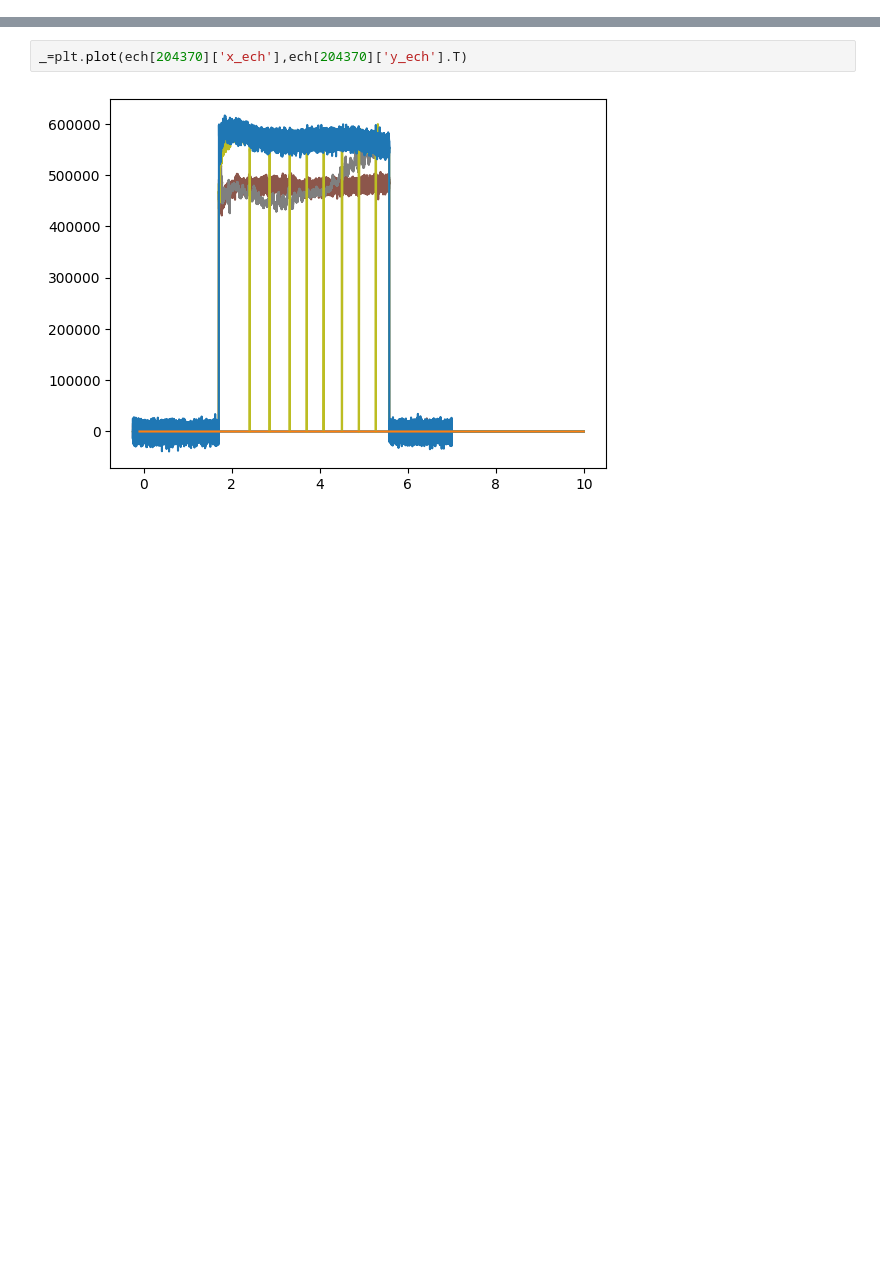
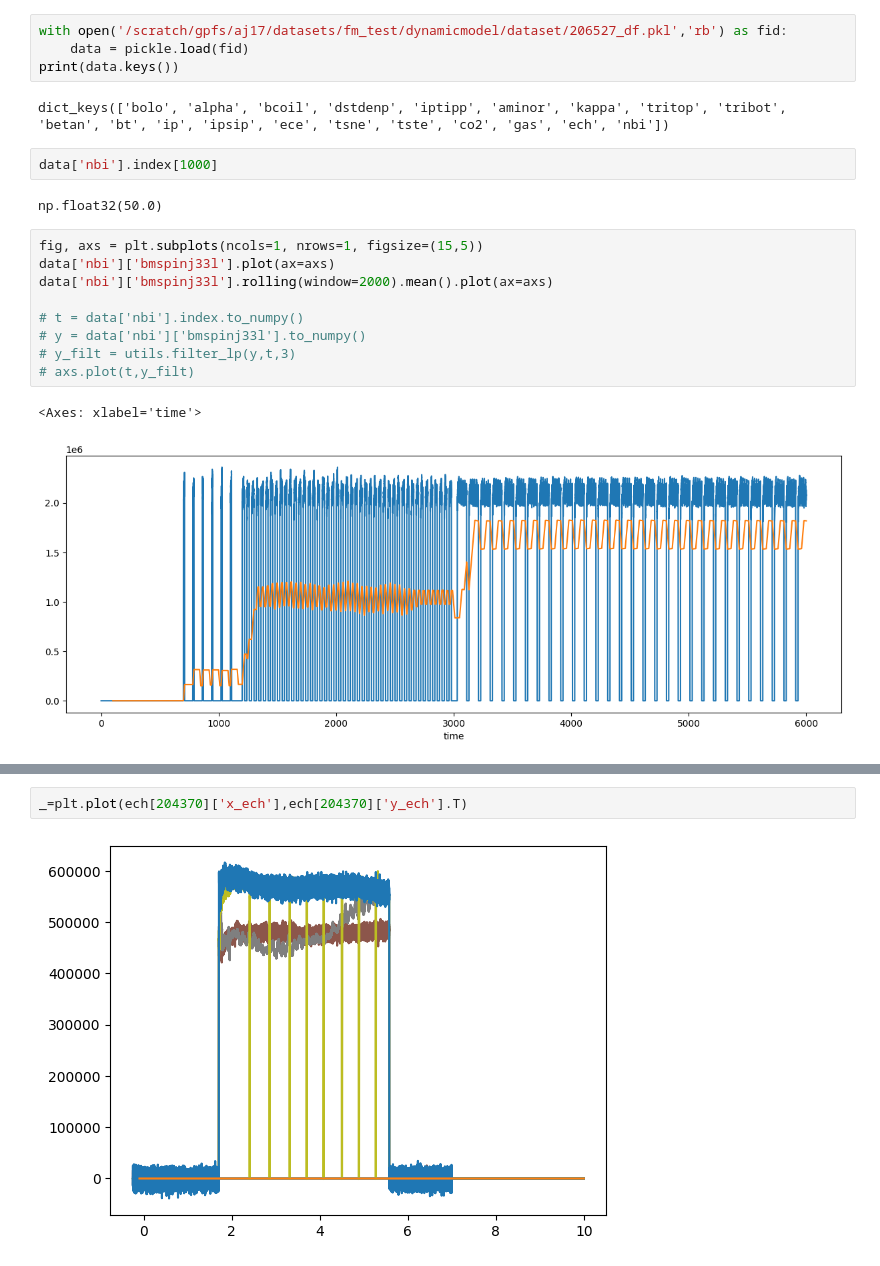
Before and after one commit to PlasmaControl/FusionAIHub, a Jupyter notebook: scripts/explore/explore_actuators.ipynb, the cells around one changed output, grey strips where cells are left out. Drawn from its saved outputs; the diff is of its cells as text; blank space fills up the shorter version.

```diff
--- a/scripts/explore/explore_actuators.ipynb
+++ b/scripts/explore/explore_actuators.ipynb
@@ -5,0 +11,22 @@ import numpy as np
+# %%
+with open('/scratch/gpfs/aj17/datasets/fm_test/dynamicmodel/dataset/206527_df.pkl','rb') as fid:
+    data = pickle.load(fid)
+print(data.keys())
+# %% [output]
+dict_keys(['bolo', 'alpha', 'bcoil', 'dstdenp', 'iptipp', 'aminor', 'kappa', 'tritop', 'tribot', 'betan', 'bt', 'ip', 'ipsip', 'ece', 'tsne', 'tste', 'co2', 'gas', 'ech', 'nbi'])
+# %%
+data['nbi'].index[1000]
+# %% [output]
+np.float32(50.0)
+# %%
+fig, axs = plt.subplots(ncols=1, nrows=1, figsize=(15,5))
+data['nbi']['bmspinj33l'].plot(ax=axs)
+data['nbi']['bmspinj33l'].rolling(window=2000).mean().plot(ax=axs)
+
+# t = data['nbi'].index.to_numpy()
+# y = data['nbi']['bmspinj33l'].to_numpy()
+# y_filt = utils.filter_lp(y,t,3)
+# axs.plot(t,y_filt)
+# %% [output]
+<Axes: xlabel='time'>
+[figure, added]
```
Also changed, not shown: parts of 8 cells of this notebook, 2 other files.
